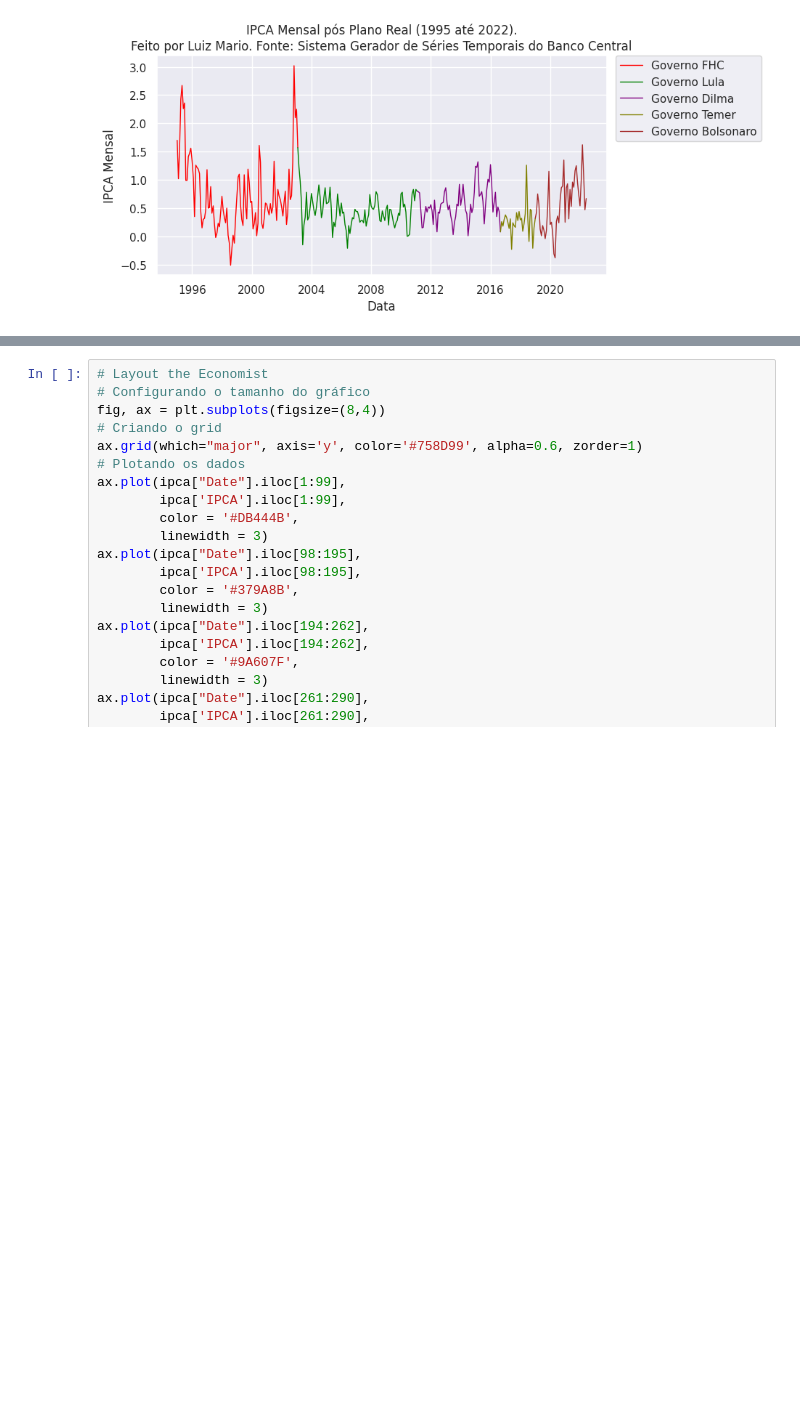
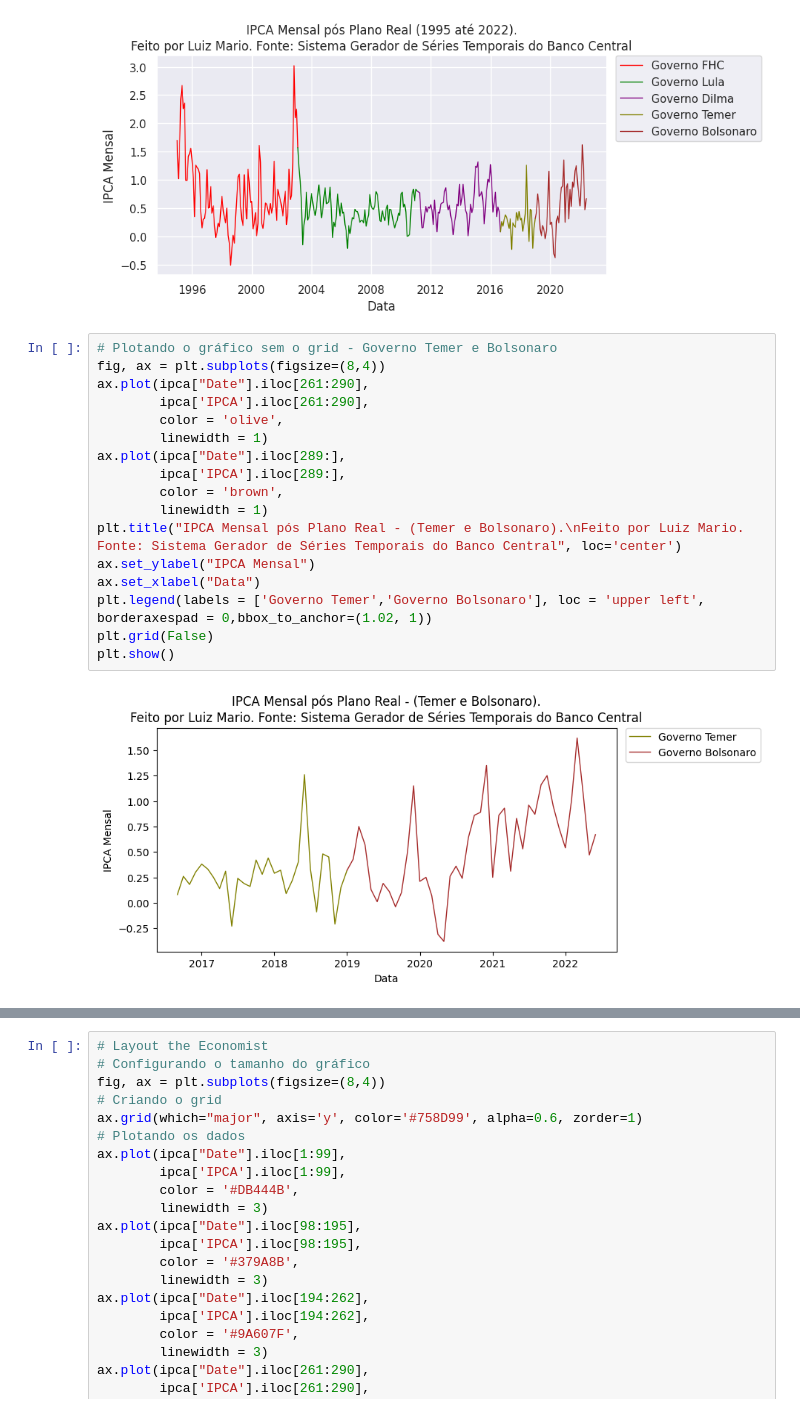
Before and after one commit to luizmarioags/Liga-de-Mercado-Financeiro-UnB, a Jupyter notebook: Graficos_LMF.ipynb, the cells around one changed output, grey strips where cells are left out. Saved outputs shown, nothing was run; the diff lists cells and outputs as text; blank space fills up the shorter version.

```diff
--- a/Graficos_LMF.ipynb
+++ b/Graficos_LMF.ipynb
@@ -132,3 +132,22 @@ plt.legend(labels = ['Governo FHC','Governo Lula','Governo Dilma','Governo Temer
 plt.show()
 # %% [output]
 [figure]
+# %%
+# Plotando o gráfico sem o grid - Governo Temer e Bolsonaro
+fig, ax = plt.subplots(figsize=(8,4))
+ax.plot(ipca["Date"].iloc[261:290],
+        ipca['IPCA'].iloc[261:290],
+        color = 'olive',
+        linewidth = 1)
+ax.plot(ipca["Date"].iloc[289:],
+        ipca['IPCA'].iloc[289:],
+        color = 'brown',
+        linewidth = 1)
+plt.title("IPCA Mensal pós Plano Real - (Temer e Bolsonaro).\nFeito por Luiz Mario. Fonte: Sistema Gerador de Séries Temporais do Banco Central", loc='center')
+ax.set_ylabel("IPCA Mensal")
+ax.set_xlabel("Data")
+plt.legend(labels = ['Governo Temer','Governo Bolsonaro'], loc = 'upper left', borderaxespad = 0,bbox_to_anchor=(1.02, 1))
+plt.grid(False)
+plt.show()
+# %% [output]
+[figure, added]
```
Also changed, not shown: parts of 3 cells of this notebook.
